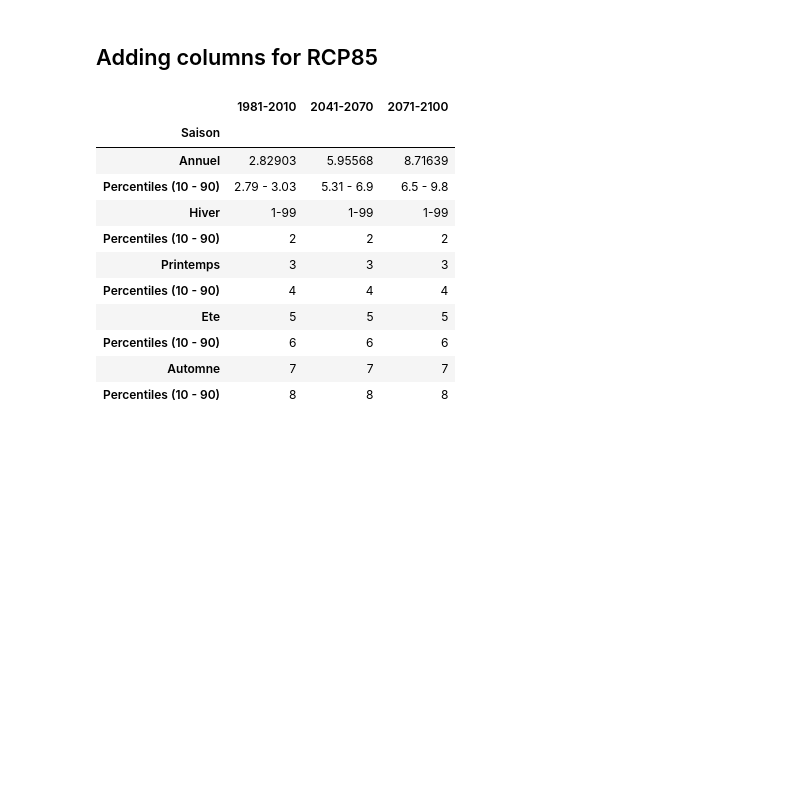
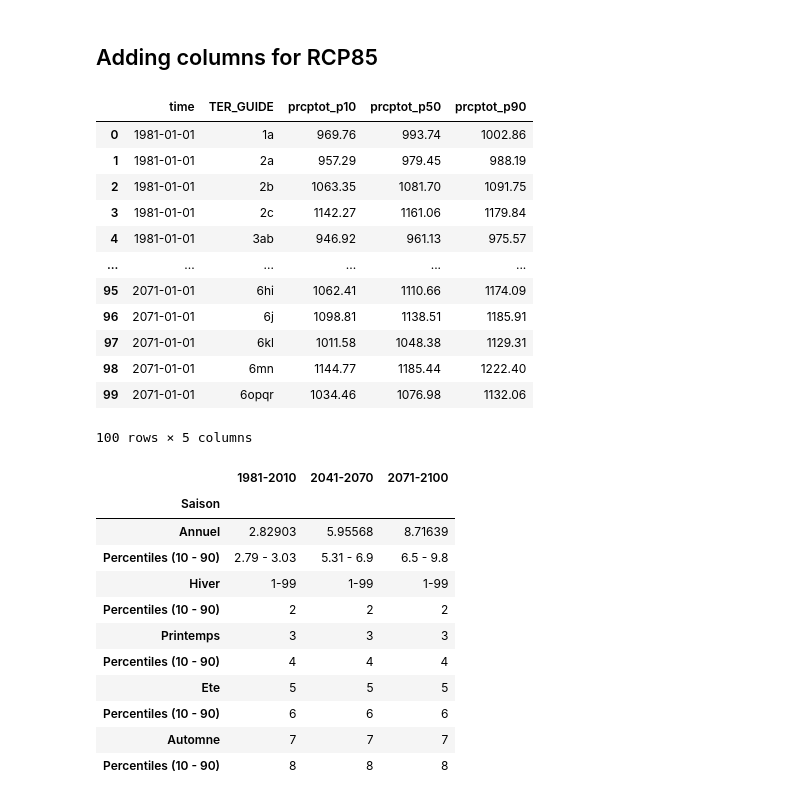
Before and after one commit to Ouranosinc/PortraitsClimMFFP, a Jupyter notebook: Data Processing Jupyter Notebooks/Tables CSV 8 variables all regions.ipynb, the cells around one changed output. Drawn from its saved outputs; the diff is of its cells as text; code cells hidden in the pictures; blank space fills up the shorter version.

```diff
--- a/Data Processing Jupyter Notebooks/Tables CSV 8 variables all regions.ipynb
+++ b/Data Processing Jupyter Notebooks/Tables CSV 8 variables all regions.ipynb
@@ -145,3 +135,30 @@ d = { 'BAS-SAINT-LAURENT':"Bas-Saint-Laurent",
      "ESTRIE-MONTÉRÉGIE-LAVAL-MONTRÉAL":"Estrie-Monteregie-Laval-Montreal",
      "é": "e", "É": "E", "à": "a", "è": "e", "Î": "i", "È": "E", "ô" : "o", "Ç":"C", "ç":"c",
        }
+# %%
+for region, (name, short) in short_dict.items():
+    print("------------------------------------------------------------------")
+    print ("1/8... Cutting by region")
+    print(region, name)
+    dfregion = pd.read_feather("/home/mlopez/EXEC/Grids-polygons-regions/"+region+"lat_lon.feather")
+    print ("2/8... Merging region with data")
+    dfdatareg45 = pd.merge(dfregion, dfperT.reset_index(), on=["lat","lon"])
+    print ("3/8... Get mean by year for every sub-region")
+    #print(dfmean45UA)
+    dfmean45UA = dfdatareg45.groupby(["time", name]).mean()
+    dfmean45UA2 = dfmean45UA.reset_index()
+    print ("4/8... Round")
+    if (var == "tg_mean" or var== "tn_mean" or var== "tx_mean"):
+        dfmean45UA2[var+"_p10"] = dfmean45UA2[var+"_p10"]- 273.15
+        dfmean45UA2[var+"_p50"] = dfmean45UA2[var+"_p10"]- 273.15
+        dfmean45UA2[var+"_p90"] = dfmean45UA2[var+"_p10"]- 273.15
+    if (var == "solidprcptot"):
+        dfmean45UA2[var+"_p10"] = dfmean45UA2[var+"_p10"]/10
+        dfmean45UA2[var+"_p50"] = dfmean45UA2[var+"_p50"]/10
+        dfmean45UA2[var+"_p90"] = dfmean45UA2[var+"_p90"]/10
+    dfmean45UA2[var+"_p10"] = round(dfmean45UA2[var+"_p10"], 2)
+    dfmean45UA2[var+"_p50"] = round(dfmean45UA2[var+"_p50"], 2)
+    dfmean45UA2[var+"_p90"] = round(dfmean45UA2[var+"_p90"], 2)
+    dfmean45UA2[var+"_p10_p90"] = dfmean45UA2[var+"_p10"].map(str)+" - "+dfmean45UA2[var+"_p90"].map(str)
+    dfreg45 = df1 = dfmean45UA2[["time", name, var+"_p50", var+"_p10_p90"]]
+    print (dfreg45)
@@ -159,6 +213,22 @@ dfTable["Saison"] = col1
 #dfTable
 # %% [markdown]
 ## Adding columns for RCP85
+# %%
+dfreg45
+# %% [output]
+|  | time | TER_GUIDE | prcptot_p10 | prcptot_p50 | prcptot_p90 |
+| 0 | 1981-01-01 | 1a | 969.76 | 993.74 | 1002.86 |
+| 1 | 1981-01-01 | 2a | 957.29 | 979.45 | 988.19 |
+| 2 | 1981-01-01 | 2b | 1063.35 | 1081.70 | 1091.75 |
+| 3 | 1981-01-01 | 2c | 1142.27 | 1161.06 | 1179.84 |
+| 4 | 1981-01-01 | 3ab | 946.92 | 961.13 | 975.57 |
+| ... | ... | ... | ... | ... | ... |
+| 95 | 2071-01-01 | 6hi | 1062.41 | 1110.66 | 1174.09 |
+| 96 | 2071-01-01 | 6j | 1098.81 | 1138.51 | 1185.91 |
+| 97 | 2071-01-01 | 6kl | 1011.58 | 1048.38 | 1129.31 |
+| 98 | 2071-01-01 | 6mn | 1144.77 | 1185.44 | 1222.40 |
+| 99 | 2071-01-01 | 6opqr | 1034.46 | 1076.98 | 1132.06 |
+100 rows × 5 columns
 # %%
 dfTable["1981-2010"] = [round(dfReg1T1980.tg_mean_p50.values[0]-273.15, 2), (str(round(dfReg1T1980.tg_mean_p10.values[0]-273.15,2))
                                                             +" - "+str(round(dfReg1T1980.tg_mean_p90.values[0]-273.15,2))),str(1)+"-"+str(99),2,3,4,5,6,7,8]
```
Also changed, not shown: parts of 6 cells of this notebook, 1 other file.
